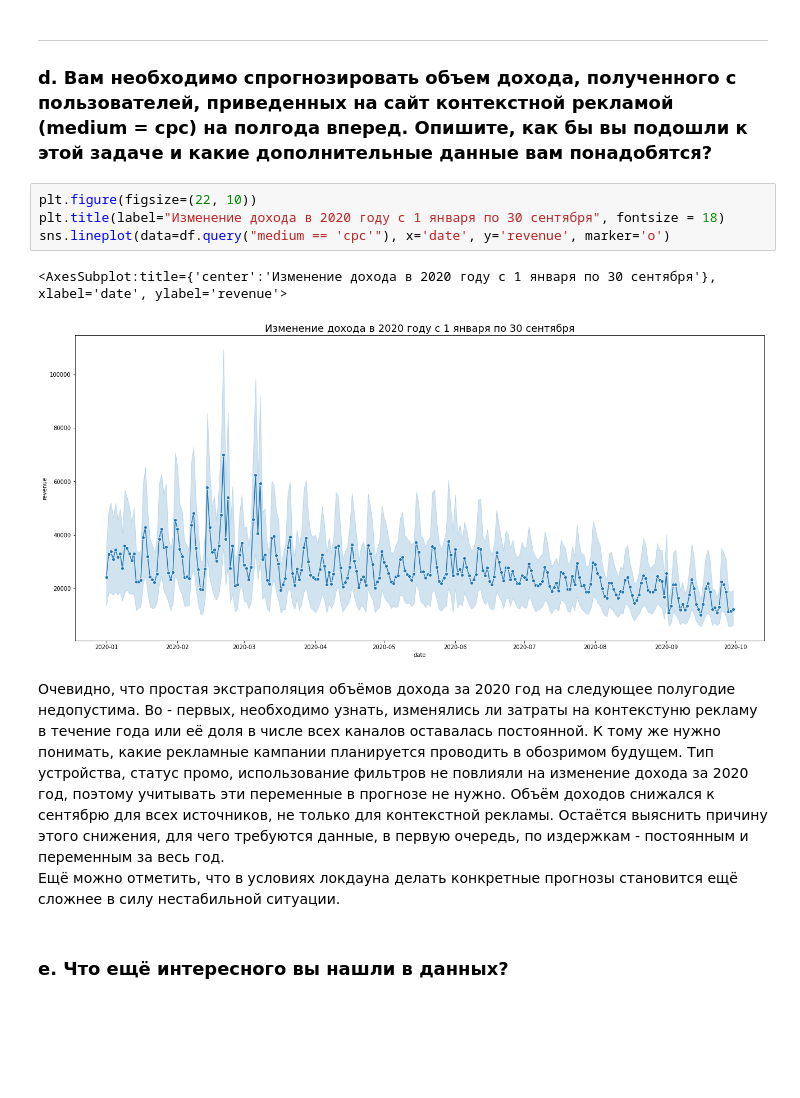
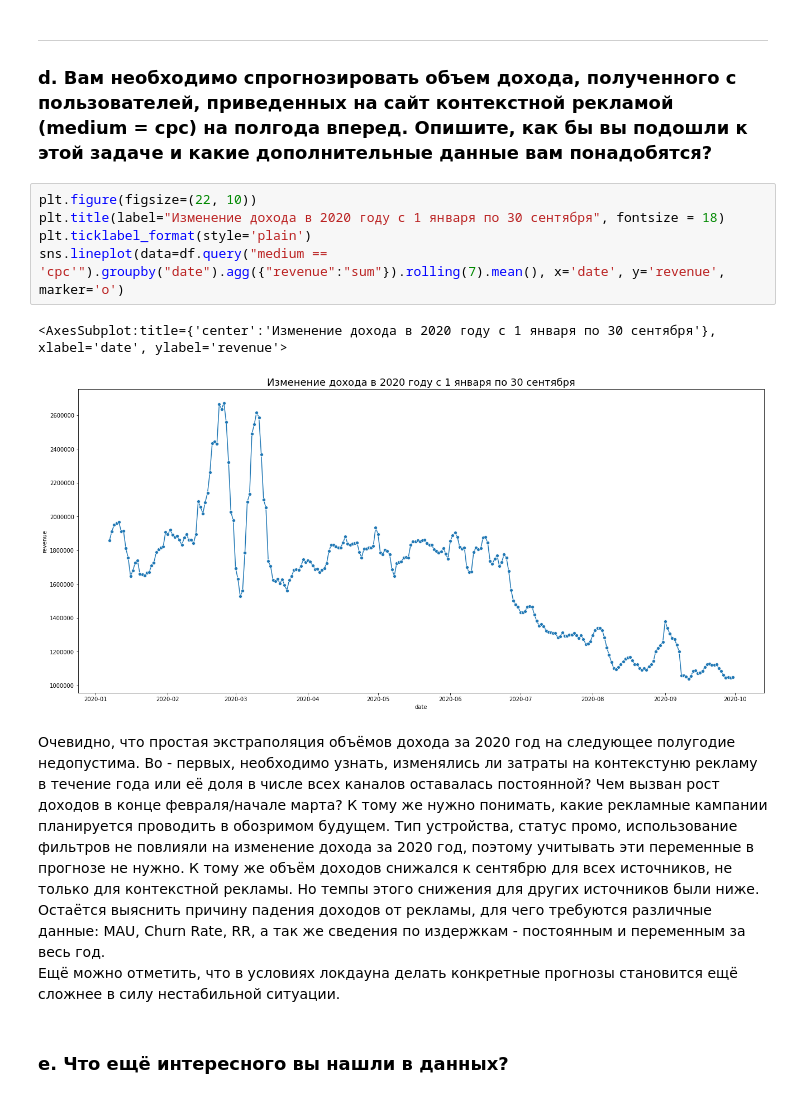
Before and after one commit to Lasiagrostis/per-aspera-ad-astra, a Jupyter notebook: Case_R.ipynb, the cells around one changed output. Saved outputs shown, nothing was run; the diff lists cells and outputs as text; blank space fills up the shorter version.

```diff
--- a/Case_R.ipynb
+++ b/Case_R.ipynb
@@ -84,12 +84,13 @@ sns.histplot(weekdays["cr"], ax=axes[1], stat='density')
 # %%
 plt.figure(figsize=(22, 10))
 plt.title(label="Изменение дохода в 2020 году с 1 января по 30 сентября", fontsize = 18)
-sns.lineplot(data=df.query("medium == 'cpc'"), x='date', y='revenue', marker='o')
+plt.ticklabel_format(style='plain')
+sns.lineplot(data=df.query("medium == 'cpc'").groupby("date").agg({"revenue":"sum"}).rolling(7).mean(), x='date', y='revenue', marker='o')
 # %% [output]
 <AxesSubplot:title={'center':'Изменение дохода в 2020 году с 1 января по 30 сентября'}, xlabel='date', ylabel='revenue'>
-[figure, old version]
+[figure, new version]
 # %% [markdown]
-Очевидно, что простая экстраполяция объёмов дохода за 2020 год на следующее полугодие недопустима. Во - первых, необходимо узнать, изменялись ли затраты на контекстуню рекламу в течение года или её доля в числе всех каналов оставалась постоянной. К тому же нужно понимать, какие рекламные кампании планируется проводить в обозримом будущем. Тип устройства, статус промо, использование фильтров не повлияли на изменение дохода за 2020 год, поэтому учитывать эти переменные в прогнозе не нужно. Объём доходов снижался к сентябрю для всех источников, не только для контекстной рекламы. Остаётся выяснить причину этого снижения, для чего требуются данные, в первую очередь, по издержкам - постоянным и переменным за весь год.
+Очевидно, что простая экстраполяция объёмов дохода за 2020 год на следующее полугодие недопустима. Во - первых, необходимо узнать, изменялись ли затраты на контекстуню рекламу в течение года или её доля в числе всех каналов оставалась постоянной? Чем вызван рост доходов в конце февраля/начале марта? К тому же нужно понимать, какие рекламные кампании планируется проводить в обозримом будущем. Тип устройства, статус промо, использование фильтров не повлияли на изменение дохода за 2020 год, поэтому учитывать эти переменные в прогнозе не нужно. К тому же объём доходов снижался к сентябрю для всех источников, не только для контекстной рекламы. Но темпы этого снижения для других источников были ниже. Остаётся выяснить причину падения доходов от рекламы, для чего требуются различные данные: MAU, Churn Rate, RR, а так же сведения по издержкам - постоянным и переменным за весь год.
 Ещё можно отметить, что в условиях локдауна делать конкретные прогнозы становится ещё сложнее в силу нестабильной ситуации.
 # %% [markdown]
 ### e.	Что ещё интересного вы нашли в данных?
```
Also changed, not shown: parts of 1 cell of this notebook.
